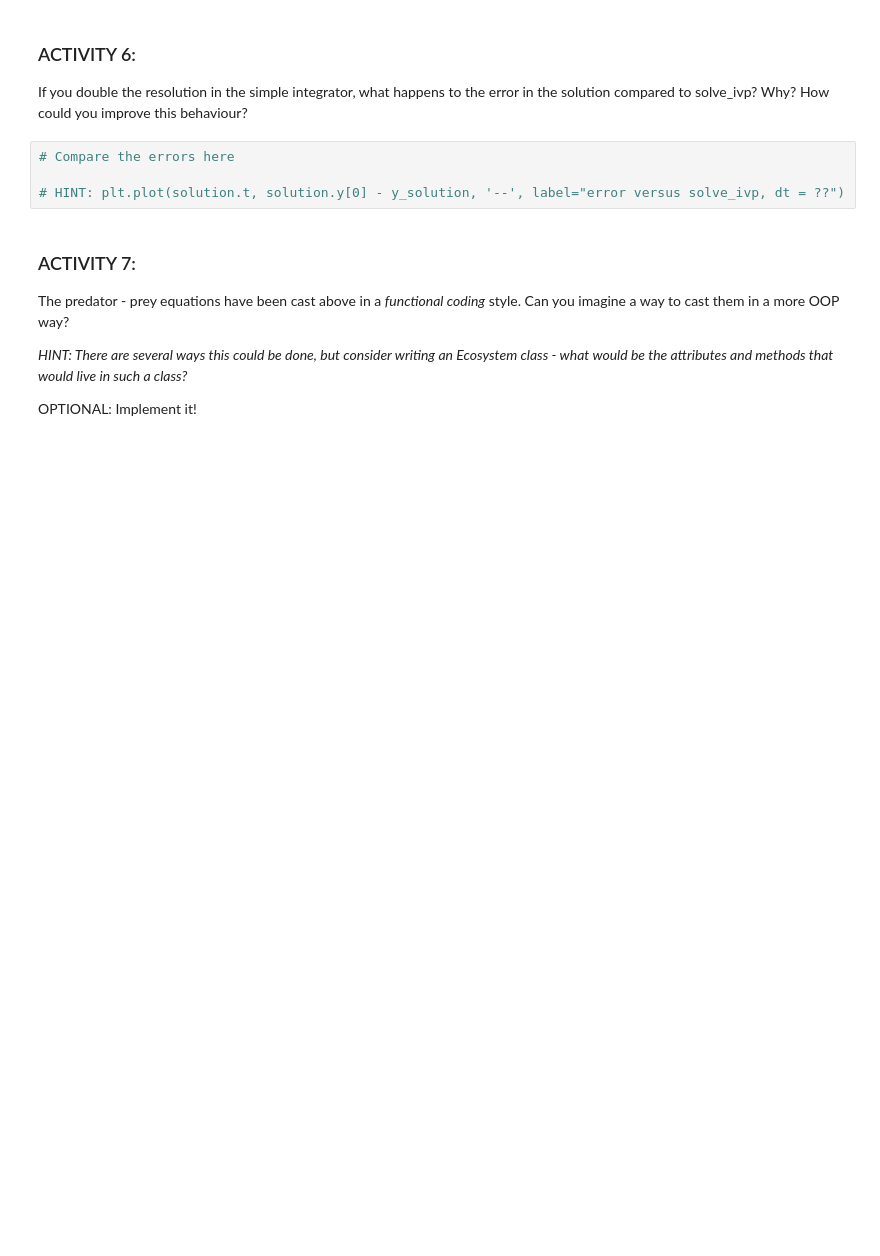
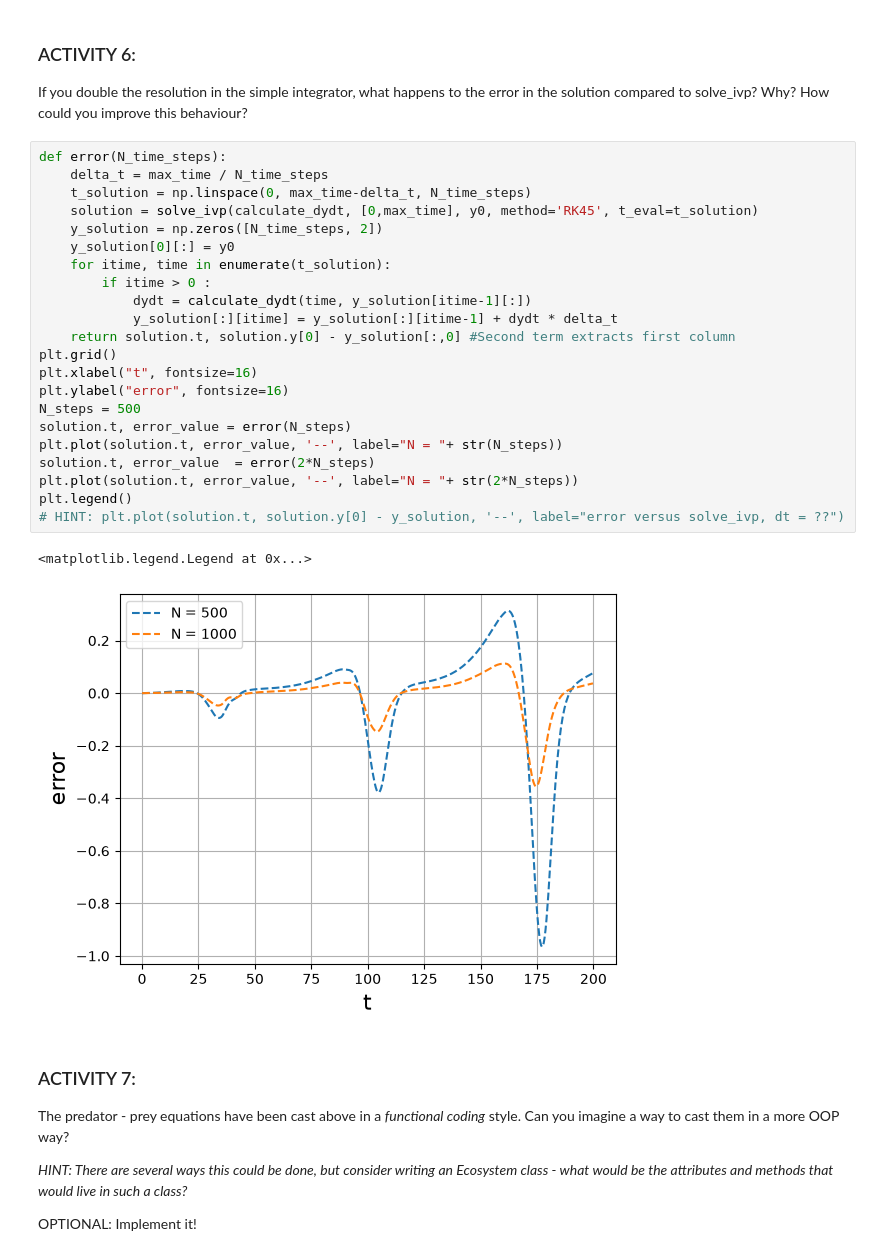
Before and after one commit to AJSUMMERS100/TopicsInSciComp, a Jupyter notebook: Notebooks/Week3_LabExercises.ipynb, the cells around one changed output. Cells and saved outputs as stored; diff of their text form; blank space fills up the shorter version.

```diff
--- a/Notebooks/Week3_LabExercises.ipynb
+++ b/Notebooks/Week3_LabExercises.ipynb
@@ -353,9 +353,30 @@ Text(0, 0.5, 'predator')
 
 If you double the resolution in the simple integrator, what happens to the error in the solution compared to solve_ivp? Why? How could you improve this behaviour?
 # %%
-# Compare the errors here
-
+def error(N_time_steps):
+    delta_t = max_time / N_time_steps
+    t_solution = np.linspace(0, max_time-delta_t, N_time_steps)
+    solution = solve_ivp(calculate_dydt, [0,max_time], y0, method='RK45', t_eval=t_solution)
+    y_solution = np.zeros([N_time_steps, 2])
+    y_solution[0][:] = y0
+    for itime, time in enumerate(t_solution):
+        if itime > 0 :
+            dydt = calculate_dydt(time, y_solution[itime-1][:])
+            y_solution[:][itime] = y_solution[:][itime-1] + dydt * delta_t
+    return solution.t, solution.y[0] - y_solution[:,0] #Second term extracts first column
+plt.grid()
+plt.xlabel("t", fontsize=16)
+plt.ylabel("error", fontsize=16)
+N_steps = 500
+solution.t, error_value = error(N_steps)
+plt.plot(solution.t, error_value, '--', label="N = "+ str(N_steps))
+solution.t, error_value  = error(2*N_steps)
+plt.plot(solution.t, error_value, '--', label="N = "+ str(2*N_steps))
+plt.legend()
 # HINT: plt.plot(solution.t, solution.y[0] - y_solution, '--', label="error versus solve_ivp, dt = ??")
+# %% [output]
+<matplotlib.legend.Legend at 0x...>
+[figure, added]
 # %% [markdown]
 ### ACTIVITY 7:
 
```
Also changed, not shown: parts of 2 cells of this notebook.
